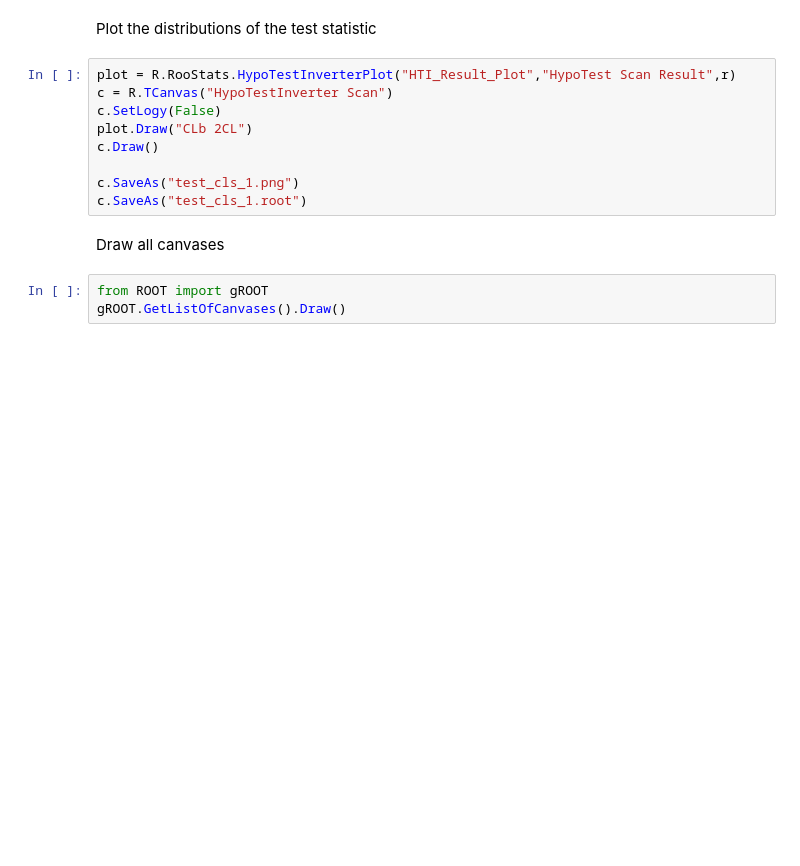
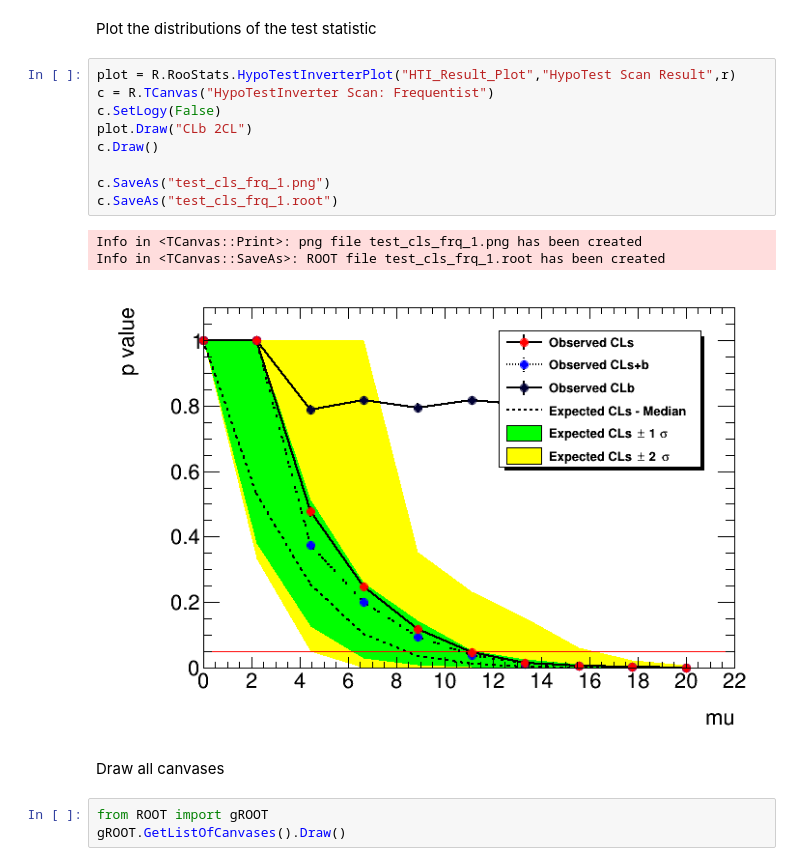
Before and after one commit to LailinXu/hepstat-tutorial, a Jupyter notebook: Stats/hepstat_tutorial_hypo_cls.py.nbconvert.ipynb, the cells around one changed output. Cells and saved outputs as stored; diff of their text form; blank space fills up the shorter version.

```diff
--- a/Stats/hepstat_tutorial_hypo_cls.py.nbconvert.ipynb
+++ b/Stats/hepstat_tutorial_hypo_cls.py.nbconvert.ipynb
@@ -180,13 +333,17 @@ print(" expected limit (+2 sig) " , p2)
 Plot the distributions of the test statistic
 # %%
 plot = R.RooStats.HypoTestInverterPlot("HTI_Result_Plot","HypoTest Scan Result",r)
-c = R.TCanvas("HypoTestInverter Scan")
+c = R.TCanvas("HypoTestInverter Scan: Frequentist")
 c.SetLogy(False)
 plot.Draw("CLb 2CL")
 c.Draw()
 
-c.SaveAs("test_cls_1.png")
-c.SaveAs("test_cls_1.root")
+c.SaveAs("test_cls_frq_1.png")
+c.SaveAs("test_cls_frq_1.root")
+# %% [output]
+Info in <TCanvas::Print>: png file test_cls_frq_1.png has been created
+Info in <TCanvas::SaveAs>: ROOT file test_cls_frq_1.root has been created
+[figure, added]
 # %% [markdown]
 Draw all canvases
 # %%
```
Also changed, not shown: parts of 31 cells of this notebook.
